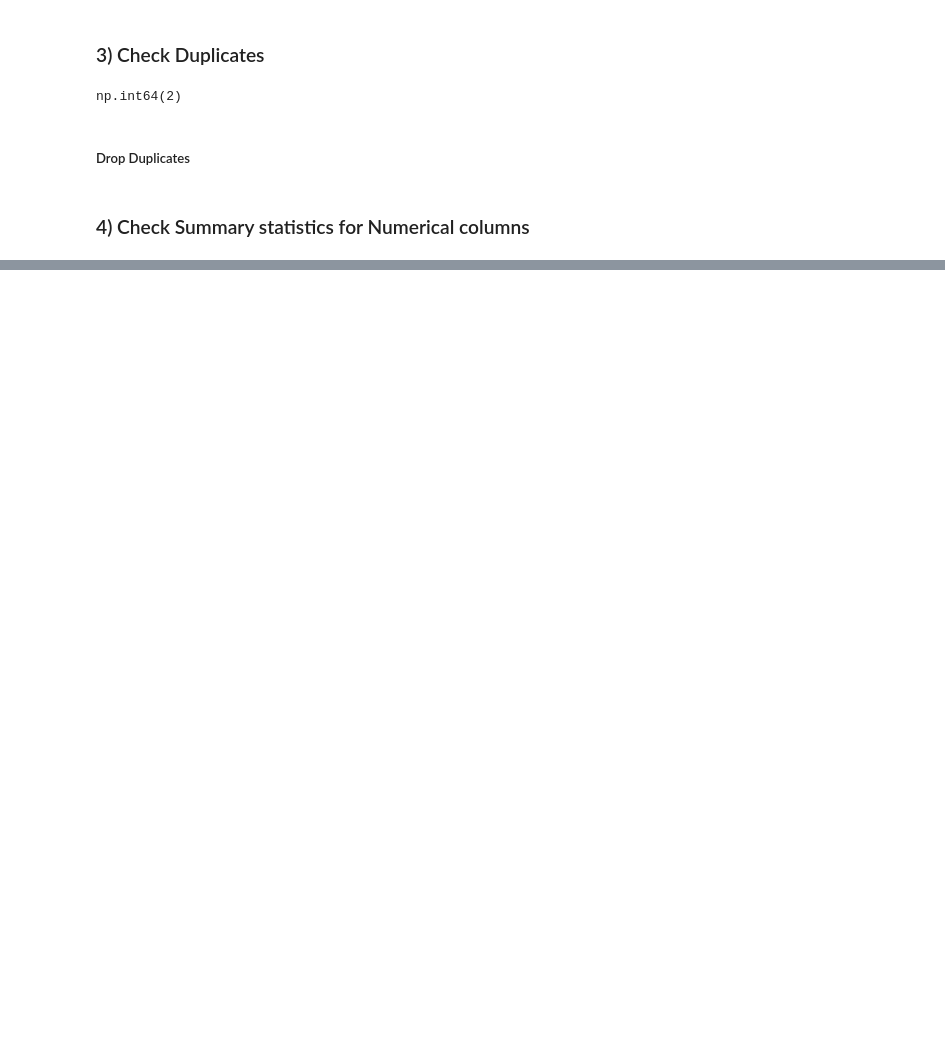
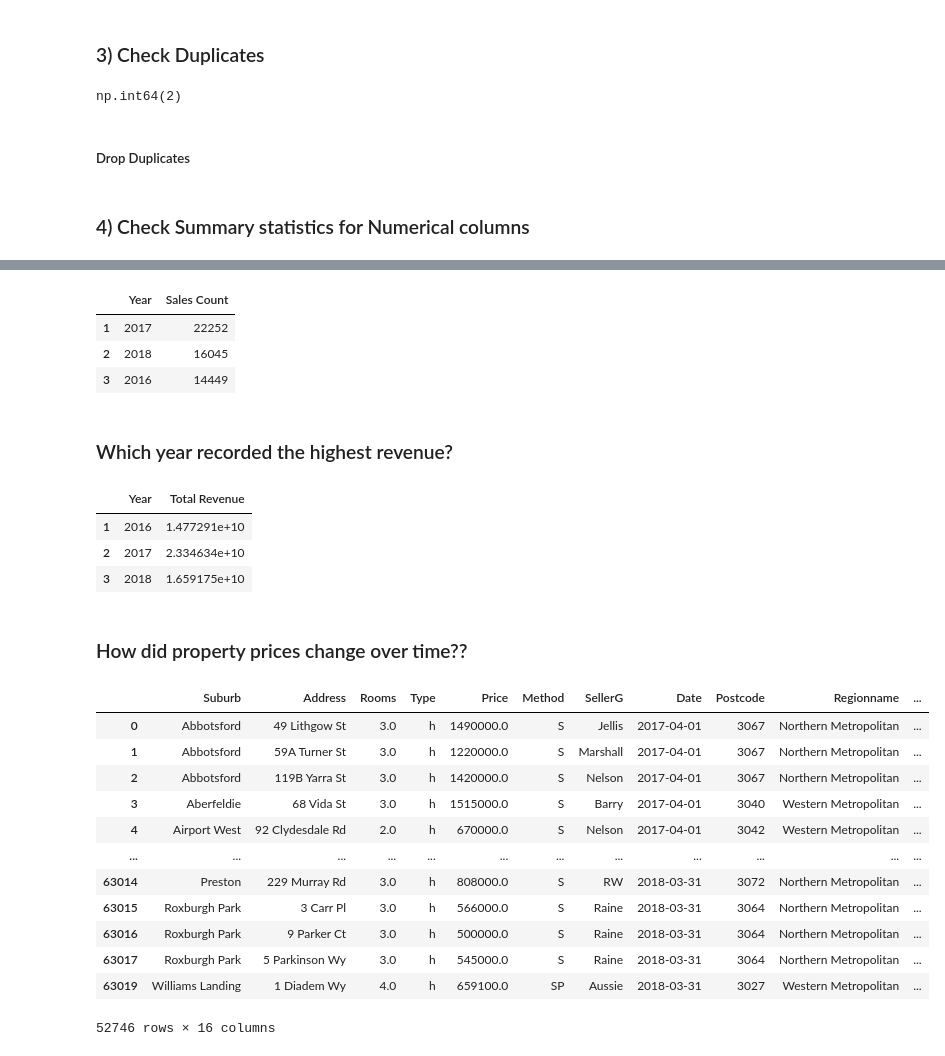
Before and after one commit to MariamMohamed9/Melbourne-Housing-Data-Analysis, a Jupyter notebook: Melbourne project/Melbourne_analysis.ipynb, the cells around one changed output, grey strips where cells are left out. Saved outputs shown, nothing was run; the diff lists cells and outputs as text; code cells hidden in the pictures; blank space fills up the shorter version.

```diff
--- a/Melbourne project/Melbourne_analysis.ipynb
+++ b/Melbourne project/Melbourne_analysis.ipynb
@@ -112,0 +201,6 @@ df.describe(include= ['str'])
+# %%
+from sklearn.impute import KNNImputer
+
+knn = KNNImputer(n_neighbors= 5)
+
+df[num_cols] = knn.fit_transform(df[num_cols])
@@ -112,0 +300,2 @@ df.describe(include= ['str'])
+# %%
+df = df.drop(55465).reset_index(drop=True)
@@ -112,0 +417,6 @@ df.describe(include= ['str'])
+# %%
+successful_sales = df[~df['Method'].isin(['PI', 'W'])]
+method_counts = successful_sales['Method'].value_counts().reset_index()
+method_counts.columns = ['Method', 'Count']
+method_counts.index = method_counts.index + 1
+method_counts
@@ -112,0 +489,11 @@ df.describe(include= ['str'])
+# %%
+successful_sales['Year'] = successful_sales['Date'].dt.year.astype(str)
+sales_per_year = successful_sales['Year'].value_counts().reset_index()
+sales_per_year.columns = ['Year', 'Sales Count']
+sales_per_year.index=sales_per_year.index + 1
+sales_per_year
+# %% [output]
+|  | Year | Sales Count |
+| 1 | 2017 | 22252 |
+| 2 | 2018 | 16045 |
+| 3 | 2016 | 14449 |
@@ -112,0 +507,12 @@ df.describe(include= ['str'])
+# %% [markdown]
+### Which year recorded the highest revenue?
+# %%
+revenue_per_year = (successful_sales.groupby('Year')['Price'].sum().reset_index())
+revenue_per_year.columns = ['Year', 'Total Revenue']
+revenue_per_year.index=revenue_per_year.index + 1
+revenue_per_year
+# %% [output]
+|  | Year | Total Revenue |
+| 1 | 2016 | 1.477291e+10 |
+| 2 | 2017 | 2.334634e+10 |
+| 3 | 2018 | 1.659175e+10 |
@@ -112,0 +527,22 @@ df.describe(include= ['str'])
+# %% [markdown]
+### How did property prices change over time??
+# %%
+successful_sales['Year'] = successful_sales['Date'].dt.year.astype(str)
+successful_sales['Month'] = successful_sales['Date'].dt.month.astype(str)
+successful_sales['Year_Month'] = successful_sales['Year'] + '-' + successful_sales['Month']
+successful_sales['Year_Month'] = pd.to_datetime(successful_sales['Year_Month'])
+successful_sales
+# %% [output]
+|  | Suburb | Address | Rooms | Type | Price | Method | SellerG | Date | Postcode | Regionname | ... |
+| 0 | Abbotsford | 49 Lithgow St | 3.0 | h | 1490000.0 | S | Jellis | 2017-04-01 | 3067 | Northern Metropolitan | ... |
+| 1 | Abbotsford | 59A Turner St | 3.0 | h | 1220000.0 | S | Marshall | 2017-04-01 | 3067 | Northern Metropolitan | ... |
+| 2 | Abbotsford | 119B Yarra St | 3.0 | h | 1420000.0 | S | Nelson | 2017-04-01 | 3067 | Northern Metropolitan | ... |
+| 3 | Aberfeldie | 68 Vida St | 3.0 | h | 1515000.0 | S | Barry | 2017-04-01 | 3040 | Western Metropolitan | ... |
+| 4 | Airport West | 92 Clydesdale Rd | 2.0 | h | 670000.0 | S | Nelson | 2017-04-01 | 3042 | Western Metropolitan | ... |
+| ... | ... | ... | ... | ... | ... | ... | ... | ... | ... | ... | ... |
+| 63014 | Preston | 229 Murray Rd | 3.0 | h | 808000.0 | S | RW | 2018-03-31 | 3072 | Northern Metropolitan | ... |
+| 63015 | Roxburgh Park | 3 Carr Pl | 3.0 | h | 566000.0 | S | Raine | 2018-03-31 | 3064 | Northern Metropolitan | ... |
+| 63016 | Roxburgh Park | 9 Parker Ct | 3.0 | h | 500000.0 | S | Raine | 2018-03-31 | 3064 | Northern Metropolitan | ... |
+| 63017 | Roxburgh Park | 5 Parkinson Wy | 3.0 | h | 545000.0 | S | Raine | 2018-03-31 | 3064 | Northern Metropolitan | ... |
+| 63019 | Williams Landing | 1 Diadem Wy | 4.0 | h | 659100.0 | SP | Aussie | 2018-03-31 | 3027 | Western Metropolitan | ... |
+52746 rows × 16 columns
```
Also changed, not shown: parts of 63 cells of this notebook, 1 other file.
